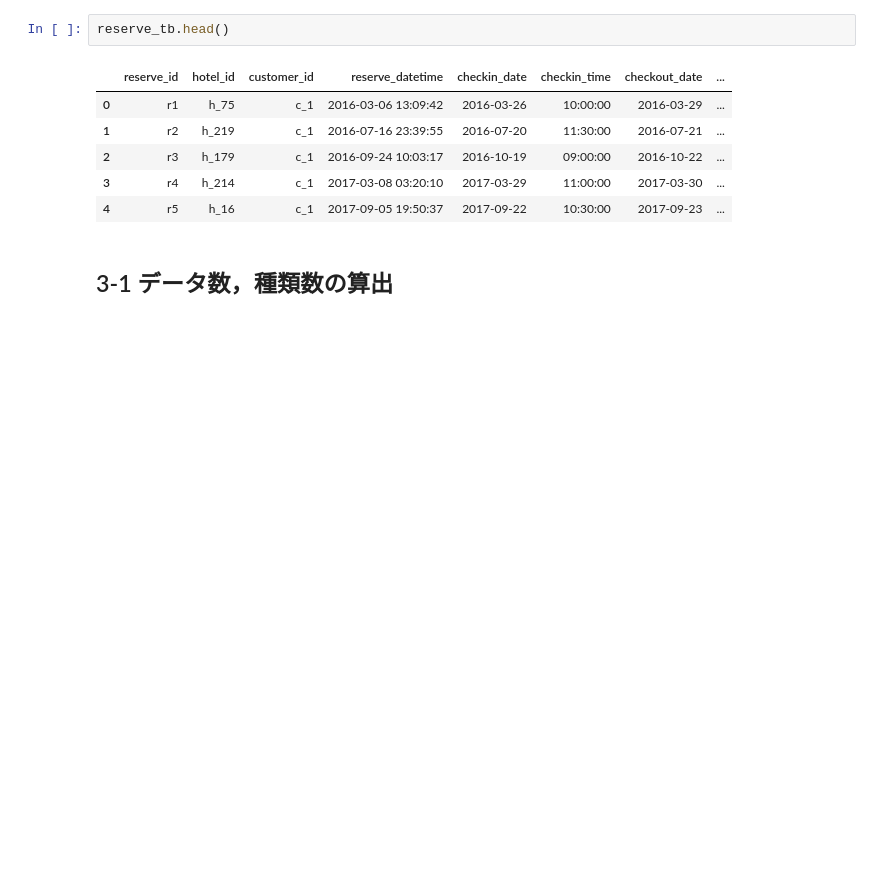
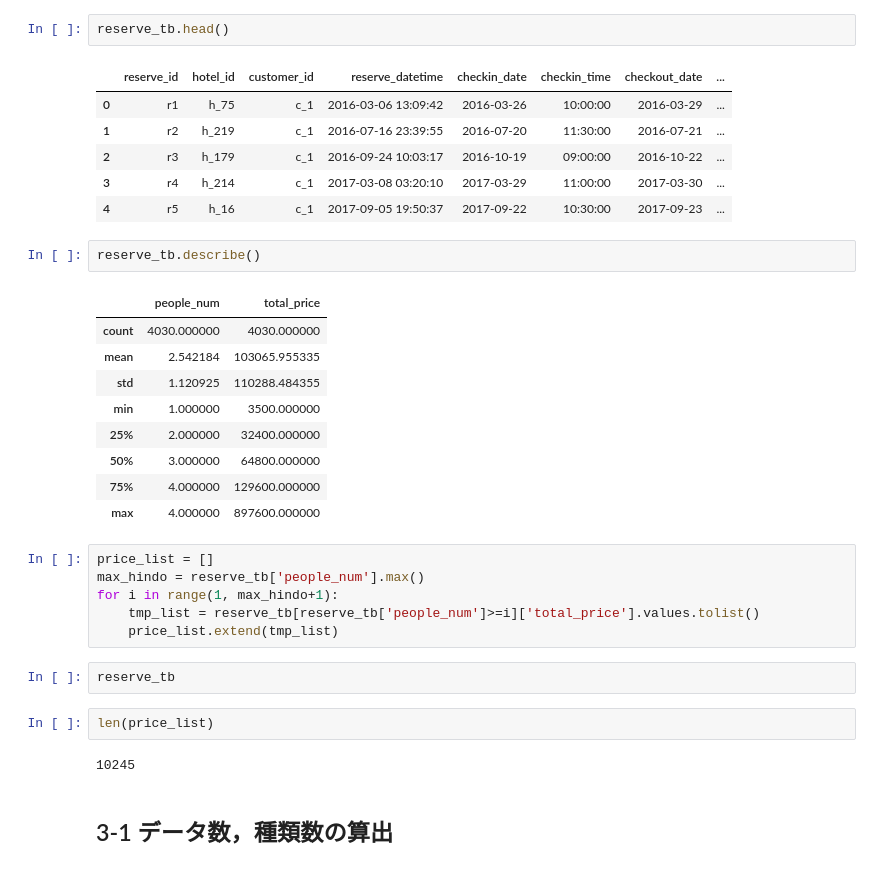
Before and after one commit to KaoruBB/awesomebook, a Jupyter notebook: preprocess/003_aggregation/chap3.ipynb, the cells around one changed output. Cells and saved outputs as stored; diff of their text form; blank space fills up the shorter version.

```diff
--- a/preprocess/003_aggregation/chap3.ipynb
+++ b/preprocess/003_aggregation/chap3.ipynb
@@ -15,6 +15,30 @@ reserve_tb.head()
 | 2 | r3 | h_179 | c_1 | 2016-09-24 10:03:17 | 2016-10-19 | 09:00:00 | 2016-10-22 | ... |
 | 3 | r4 | h_214 | c_1 | 2017-03-08 03:20:10 | 2017-03-29 | 11:00:00 | 2017-03-30 | ... |
 | 4 | r5 | h_16 | c_1 | 2017-09-05 19:50:37 | 2017-09-22 | 10:30:00 | 2017-09-23 | ... |
+# %%
+reserve_tb.describe()
+# %% [output]
+|  | people_num | total_price |
+| count | 4030.000000 | 4030.000000 |
+| mean | 2.542184 | 103065.955335 |
+| std | 1.120925 | 110288.484355 |
+| min | 1.000000 | 3500.000000 |
+| 25% | 2.000000 | 32400.000000 |
+| 50% | 3.000000 | 64800.000000 |
+| 75% | 4.000000 | 129600.000000 |
+| max | 4.000000 | 897600.000000 |
+# %%
+price_list = []
+max_hindo = reserve_tb['people_num'].max()
+for i in range(1, max_hindo+1):
+    tmp_list = reserve_tb[reserve_tb['people_num']>=i]['total_price'].values.tolist()
+    price_list.extend(tmp_list)
+# %%
+reserve_tb
+# %%
+len(price_list)
+# %% [output]
+10245
 # %% [markdown]
 ## 3-1 データ数，種類数の算出
 # %% [markdown]
```
